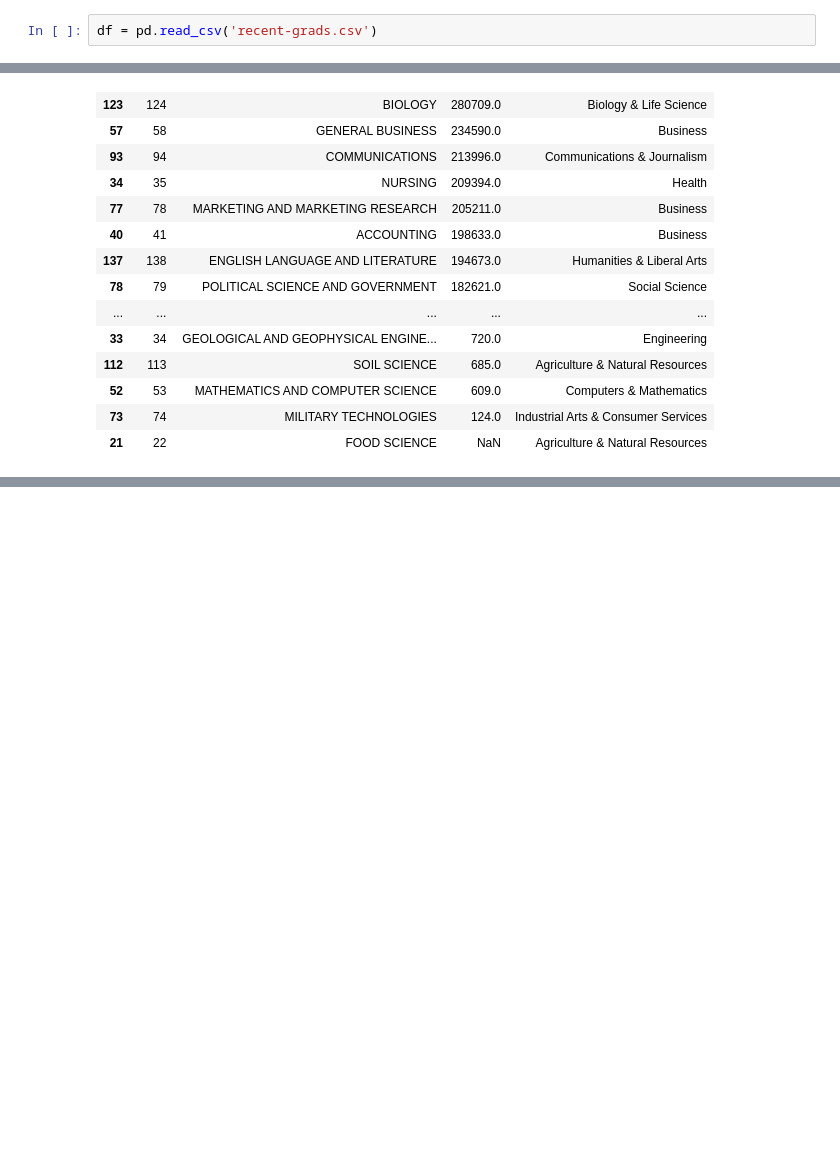
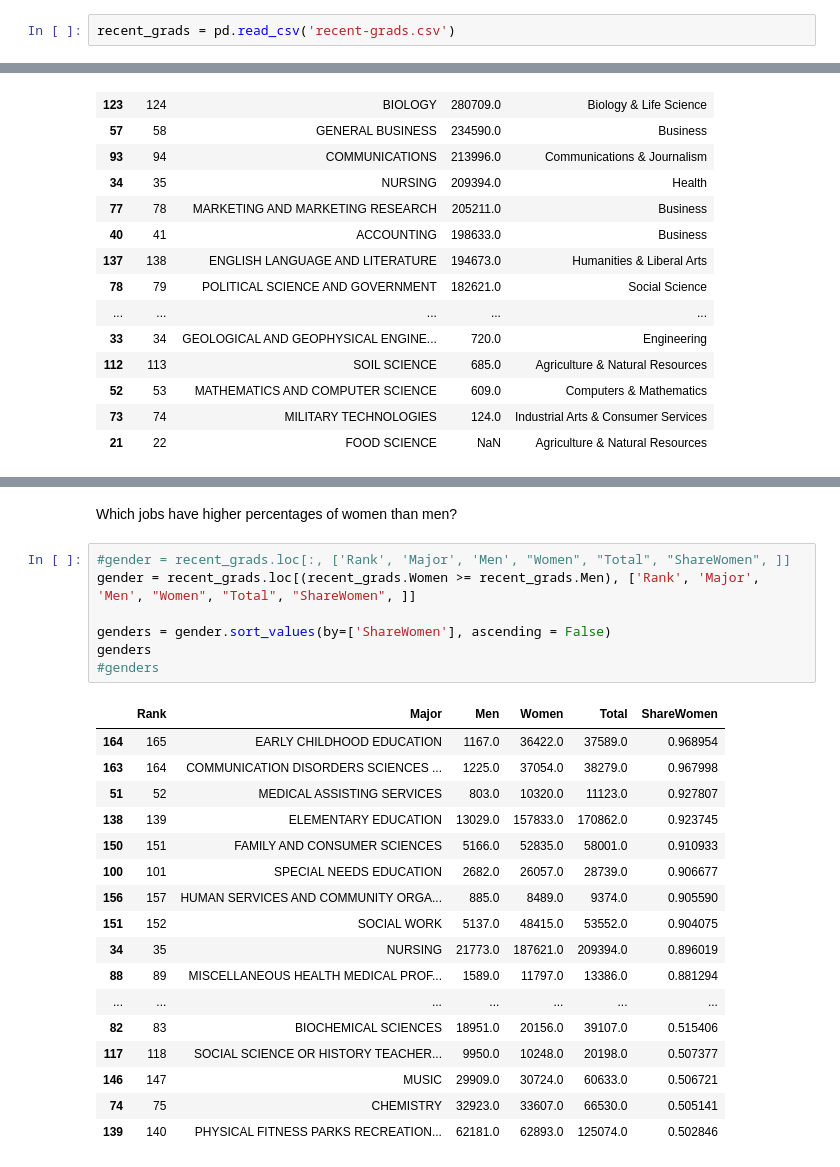
Before and after one commit to sbraverman24/data-science-2022F, a Jupyter notebook: unit2/Project/project2.ipynb, the cells around one changed output, grey strips where cells are left out. Drawn from its saved outputs; the diff is of its cells as text; blank space fills up the shorter version.

```diff
--- a/unit2/Project/project2.ipynb
+++ b/unit2/Project/project2.ipynb
@@ -4,7 +4,7 @@ import pandas as pd
 # %%
 from pandas_profiling import ProfileReport
 # %%
-df = pd.read_csv('recent-grads.csv')
+recent_grads = pd.read_csv('recent-grads.csv')
 # %%
 #ProfileReport(df)
 #ProfileReport(df).to_file(output_file="grads_profile")
@@ -86,0 +110,27 @@ groupmajors
+# %% [markdown]
+Which jobs have higher percentages of women than men?
+# %%
+#gender = recent_grads.loc[:, ['Rank', 'Major', 'Men', "Women", "Total", "ShareWomen", ]]
+gender = recent_grads.loc[(recent_grads.Women >= recent_grads.Men), ['Rank', 'Major', 'Men', "Women", "Total", "ShareWomen", ]]
+
+genders = gender.sort_values(by=['ShareWomen'], ascending = False)
+genders
+#genders
+# %% [output]
+|  | Rank | Major | Men | Women | Total | ShareWomen |
+| 164 | 165 | EARLY CHILDHOOD EDUCATION | 1167.0 | 36422.0 | 37589.0 | 0.968954 |
+| 163 | 164 | COMMUNICATION DISORDERS SCIENCES ... | 1225.0 | 37054.0 | 38279.0 | 0.967998 |
+| 51 | 52 | MEDICAL ASSISTING SERVICES | 803.0 | 10320.0 | 11123.0 | 0.927807 |
+| 138 | 139 | ELEMENTARY EDUCATION | 13029.0 | 157833.0 | 170862.0 | 0.923745 |
+| 150 | 151 | FAMILY AND CONSUMER SCIENCES | 5166.0 | 52835.0 | 58001.0 | 0.910933 |
+| 100 | 101 | SPECIAL NEEDS EDUCATION | 2682.0 | 26057.0 | 28739.0 | 0.906677 |
+| 156 | 157 | HUMAN SERVICES AND COMMUNITY ORGA... | 885.0 | 8489.0 | 9374.0 | 0.905590 |
+| 151 | 152 | SOCIAL WORK | 5137.0 | 48415.0 | 53552.0 | 0.904075 |
+| 34 | 35 | NURSING | 21773.0 | 187621.0 | 209394.0 | 0.896019 |
+| 88 | 89 | MISCELLANEOUS HEALTH MEDICAL PROF... | 1589.0 | 11797.0 | 13386.0 | 0.881294 |
+| ... | ... | ... | ... | ... | ... | ... |
+| 82 | 83 | BIOCHEMICAL SCIENCES | 18951.0 | 20156.0 | 39107.0 | 0.515406 |
+| 117 | 118 | SOCIAL SCIENCE OR HISTORY TEACHER... | 9950.0 | 10248.0 | 20198.0 | 0.507377 |
+| 146 | 147 | MUSIC | 29909.0 | 30724.0 | 60633.0 | 0.506721 |
+| 74 | 75 | CHEMISTRY | 32923.0 | 33607.0 | 66530.0 | 0.505141 |
+| 139 | 140 | PHYSICAL FITNESS PARKS RECREATION... | 62181.0 | 62893.0 | 125074.0 | 0.502846 |
```
Also changed, not shown: parts of 9 cells of this notebook.
